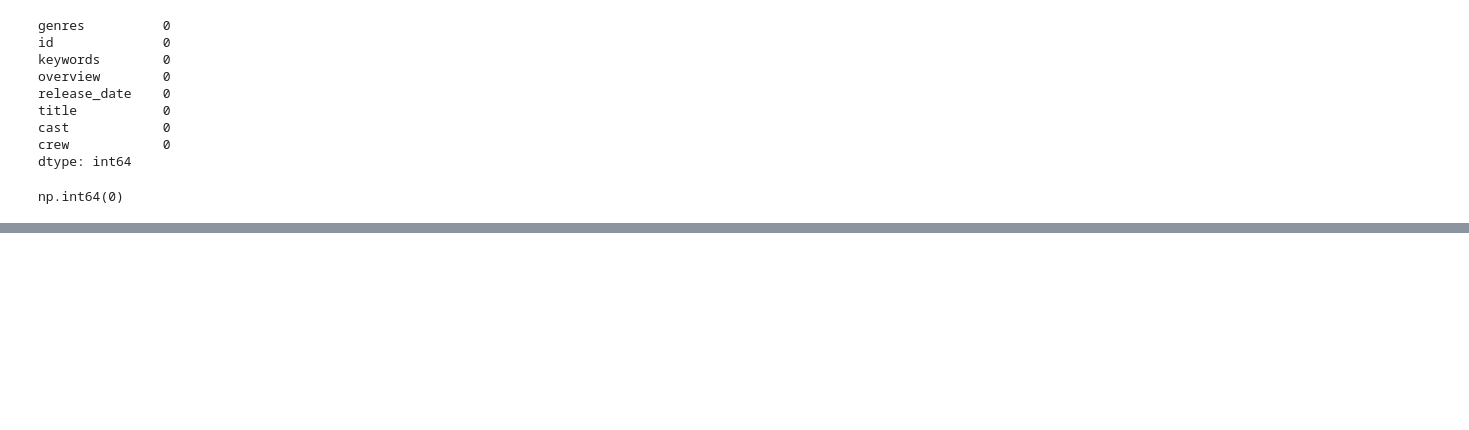
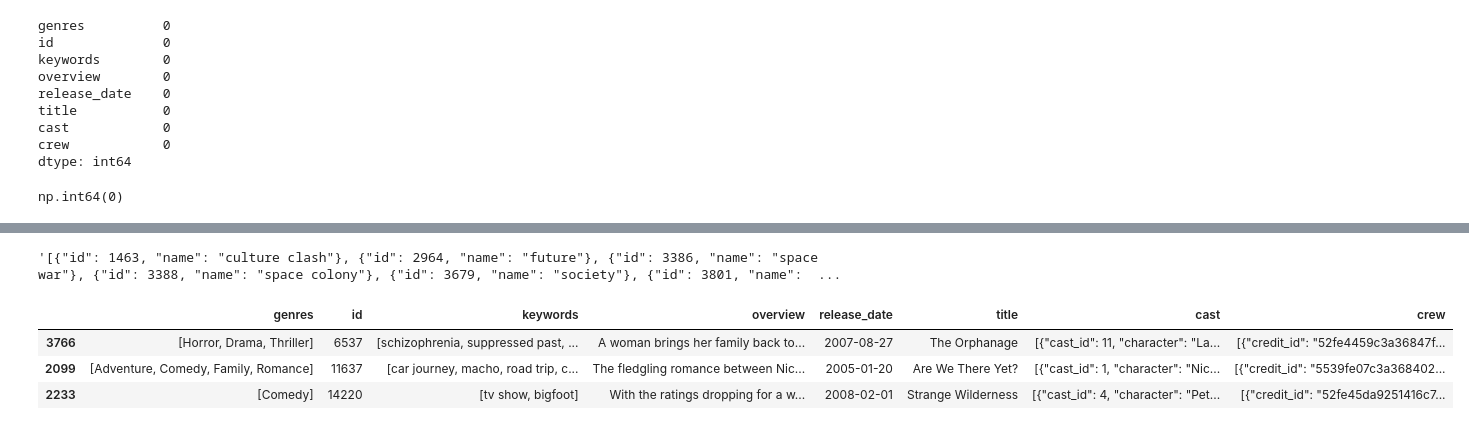
Before and after one commit to saileshchikkam/GEN-Ai, a Jupyter notebook: Natural Language Processing/Movie Recommendation System/movies.ipynb, the cells around one changed output, grey strips where cells are left out. Saved outputs shown, nothing was run; the diff lists cells and outputs as text; code cells hidden in the pictures; blank space fills up the shorter version.

```diff
--- a/Natural Language Processing/Movie Recommendation System/movies.ipynb
+++ b/Natural Language Processing/Movie Recommendation System/movies.ipynb
@@ -184,0 +204,8 @@ data.head(3)
+# %%
+def genre_extract(col):
+    L = []
+    for i in ast.literal_eval(col):
+        L.append(i['name'])
+    return L
+# %%
+data['genres'] = data['genres'].apply(genre_extract)
@@ -184,0 +219,20 @@ data.head(3)
+# %%
+data['keywords'][0]
+# %% [output]
+'[{"id": 1463, "name": "culture clash"}, {"id": 2964, "name": "future"}, {"id": 3386, "name": "space war"}, {"id": 3388, "name": "space colony"}, {"id": 3679, "name": "society"}, {"id": 3801, "name":  ...
+# %%
+def keyword_extract(col):
+    L=[]
+    for i in ast.literal_eval(col):
+        L.append(i['name'])
+    return L
+# %%
+data['keywords'] = data['keywords'].apply(keyword_extract)
+## here we are applying the keyword_extract func to the 'keyword' column and storing it in the 'keyword' column
+# %%
+data.sample(3)
+# %% [output]
+|  | genres | id | keywords | overview | release_date | title | cast | crew |
+| 3766 | [Horror, Drama, Thriller] | 6537 | [schizophrenia, suppressed past, ... | A woman brings her family back to... | 2007-08-27 | The Orphanage | [{"cast_id": 11, "character": "La... | [{"credit_id": "52fe4459c3a36847f... |
+| 2099 | [Adventure, Comedy, Family, Romance] | 11637 | [car journey, macho, road trip, c... | The fledgling romance between Nic... | 2005-01-20 | Are We There Yet? | [{"cast_id": 1, "character": "Nic... | [{"credit_id": "5539fe07c3a368402... |
+| 2233 | [Comedy] | 14220 | [tv show, bigfoot] | With the ratings dropping for a w... | 2008-02-01 | Strange Wilderness | [{"cast_id": 4, "character": "Pet... | [{"credit_id": "52fe45da9251416c7... |
```
Also changed, not shown: parts of 35 cells of this notebook.
